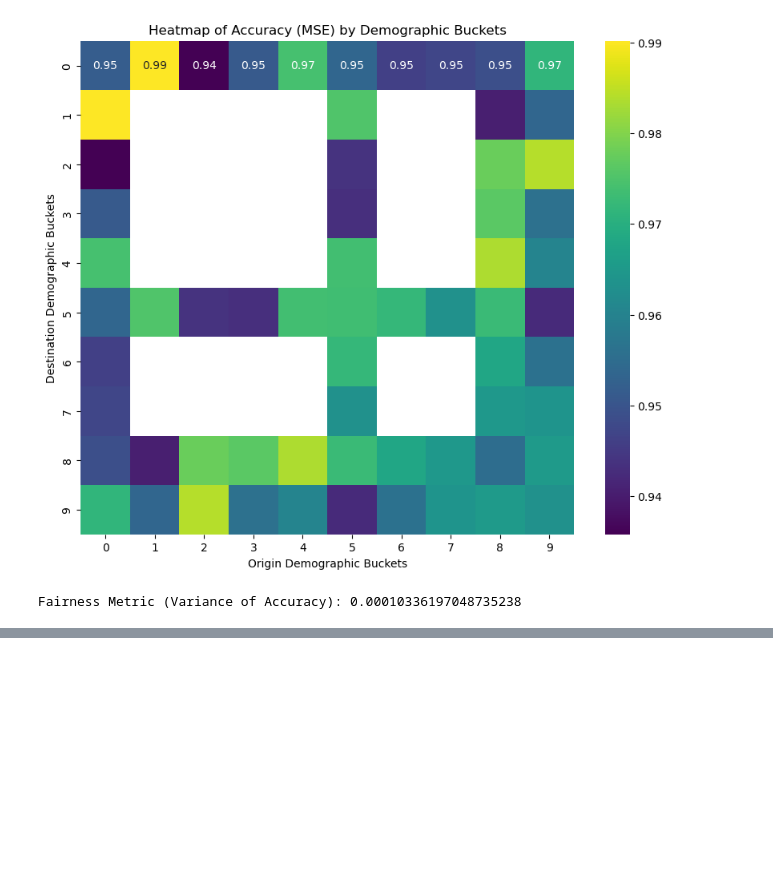
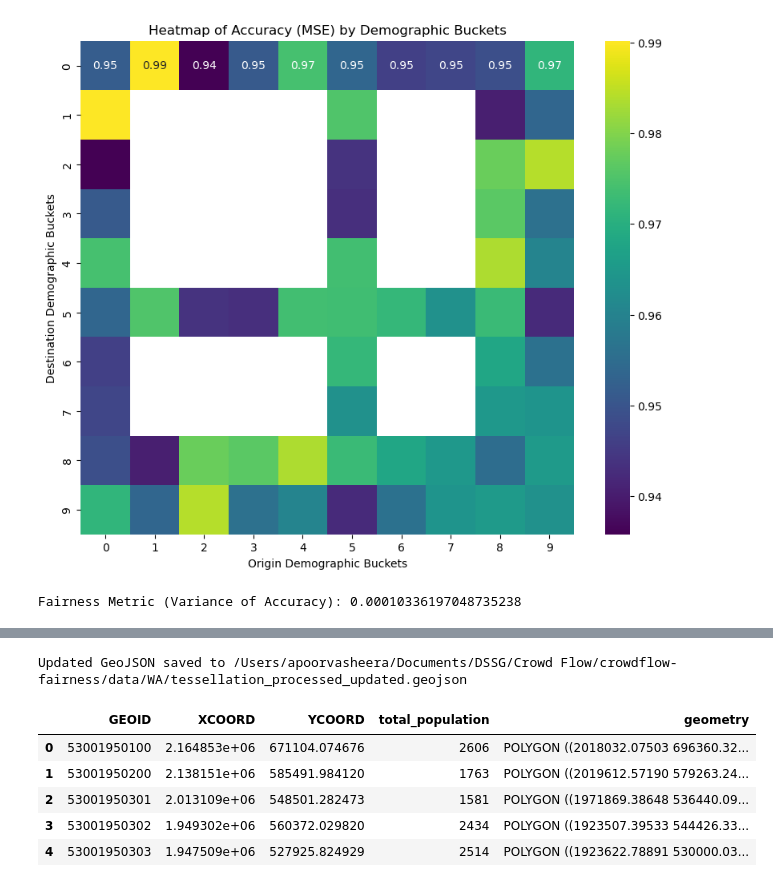
Before and after one commit to DSSG24-CF-Fairness/crowdflow-fairness, a Jupyter notebook: evaluation/test.ipynb, the cells around one changed output, grey strips where cells are left out. Saved outputs shown, nothing was run; the diff lists cells and outputs as text; code cells hidden in the pictures; blank space fills up the shorter version.

```diff
--- a/evaluation/test.ipynb
+++ b/evaluation/test.ipynb
@@ -309,0 +366,35 @@ Fairness Metric (Variance of Accuracy): 0.00010336197048735238
+# %%
+import censusdata
+import pandas
+# Fetch census data for the specified region
+# Define the tables of features to fetch
+tables = {
+    'B01003_001E': 'TotalPopulation'
+}
+
+data = censusdata.download('acs5', 2020,
+                               censusdata.censusgeo([('state', '53'), ('county', '*'), ('tract', '*')]),
+                               list(tables.keys()))
+
+data.rename(columns=tables, inplace=True)
+
+# Extract required GEOID information
+data['GEOID'] = data.index.to_series().apply(lambda x: x.geo[0][1] + x.geo[1][1] + x.geo[2][1])
+data.reset_index(drop=True, inplace=True)
+data = data[['GEOID'] + list(tables.values())]
+
+tessellation_path = "/Users/apoorvasheera/Documents/DSSG/Crowd Flow/crowdflow-fairness/data/WA/tessellation_processed.geojson"
+# Load the tessellation GeoJSON
+tessellation_gdf = gpd.read_file(tessellation_path)
+tessellation_gdf.rename(columns={'GEOID20': 'GEOID'}, inplace=True)
+
+# Merge the tessellation data with the census data on GEOID
+merged_gdf = tessellation_gdf.merge(data[['GEOID', 'TotalPopulation']], on='GEOID', how='left')
+
+# Save the updated GeoJSON
+updated_geojson_path = tessellation_path.replace('.geojson', '_updated.geojson')
+merged_gdf.to_file(updated_geojson_path, driver='GeoJSON')
+
+print(f"Updated GeoJSON saved to {updated_geojson_path}")
+# %% [output]
+Updated GeoJSON saved to /Users/apoorvasheera/Documents/DSSG/Crowd Flow/crowdflow-fairness/data/WA/tessellation_processed_updated.geojson
@@ -309,0 +403,11 @@ Fairness Metric (Variance of Accuracy): 0.00010336197048735238
+# %%
+import geopandas as gpd
+tracts = gpd.read_file("/Users/apoorvasheera/Documents/DSSG/Crowd Flow/crowdflow-fairness/data/WA/tessellation_wpop.geojson")
+tracts.head()
+# %% [output]
+|  | GEOID | XCOORD | YCOORD | total_population | geometry |
+| 0 | 53001950100 | 2.164853e+06 | 671104.074676 | 2606 | POLYGON ((2018032.07503 696360.32... |
+| 1 | 53001950200 | 2.138151e+06 | 585491.984120 | 1763 | POLYGON ((2019612.57190 579263.24... |
+| 2 | 53001950301 | 2.013109e+06 | 548501.282473 | 1581 | POLYGON ((1971869.38648 536440.09... |
+| 3 | 53001950302 | 1.949302e+06 | 560372.029820 | 2434 | POLYGON ((1923507.39533 544426.33... |
+| 4 | 53001950303 | 1.947509e+06 | 527925.824929 | 2514 | POLYGON ((1923622.78891 530000.03... |
```
Also changed, not shown: parts of 16 cells of this notebook, 17 other files.
